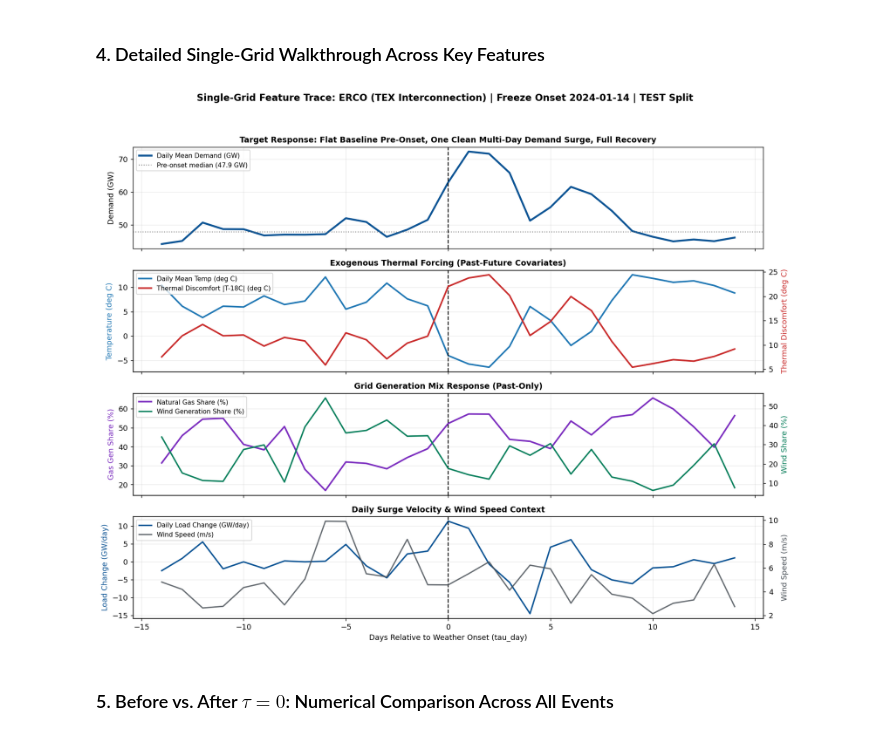
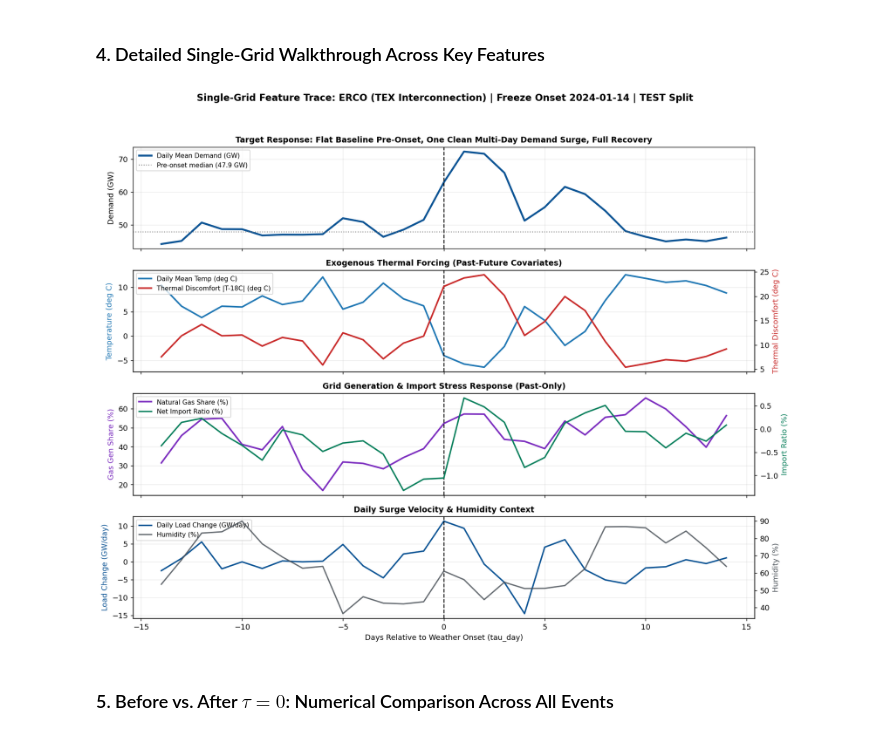
Before and after one commit to Mrun9/rare-event-shocks-benchmark, a Jupyter notebook: 02_power_grid_visualize_features_around_onset.ipynb, the cells around one changed output. Drawn from its saved outputs; the diff is of its cells as text; code cells hidden in the pictures.

```diff
--- a/02_power_grid_visualize_features_around_onset.ipynb
+++ b/02_power_grid_visualize_features_around_onset.ipynb
@@ -252,43 +247,43 @@ axes[0].set_ylabel('Demand (GW)')
 axes[0].set_title('Target Response: Flat Baseline Pre-Onset, One Clean Multi-Day Demand Surge, Full Recovery', fontweight='bold', fontsize=10.5)
 axes[0].legend(loc='upper left', fontsize=8.5)
 
 # 2. Exogenous temperature plunge & thermal discomfort (Past-Future)
 ax1_r = axes[1].twinx()
 l_t, = axes[1].plot(sample['tau_day'], sample['temp_c'], color='#1f77b4', lw=2.1, label='Daily Mean Temp (deg C)')
 l_td, = ax1_r.plot(sample['tau_day'], sample['thermal_discomfort_c'], color='#c92a2a', lw=2.1, label='Thermal Discomfort |T-18C| (deg C)')
 axes[1].set_ylabel('Temperature (deg C)', color='#1f77b4')
 ax1_r.set_ylabel('Thermal Discomfort (deg C)', color='#c92a2a')
 axes[1].set_title('Exogenous Thermal Forcing (Past-Future Covariates)', fontweight='bold', fontsize=10.5)
 axes[1].legend([l_t, l_td], [l_t.get_label(), l_td.get_label()], loc='upper left', fontsize=8.5)
 
 # 3. Dispatchable gas share & net imports (Past-Only)
 ax2_r = axes[2].twinx()
 l_g, = axes[2].plot(sample['tau_day'], sample['gas_share'] * 100.0, color='#7b2cbf', lw=2.1, label='Natural Gas Share (%)')
-l_w, = ax2_r.plot(sample['tau_day'], sample['wind_share'] * 100.0, color='#087f5b', lw=1.9, label='Wind Generation Share (%)')
+l_i, = ax2_r.plot(sample['tau_day'], sample['import_share'] * 100.0, color='#087f5b', lw=1.9, label='Net Import Ratio (%)')
 axes[2].set_ylabel('Gas Gen Share (%)', color='#7b2cbf')
-ax2_r.set_ylabel('Wind Share (%)', color='#087f5b')
-axes[2].set_title('Grid Generation Mix Response (Past-Only)', fontweight='bold', fontsize=10.5)
-axes[2].legend([l_g, l_w], [l_g.get_label(), l_w.get_label()], loc='upper left', fontsize=8.5)
+ax2_r.set_ylabel('Import Ratio (%)', color='#087f5b')
+axes[2].set_title('Grid Generation & Import Stress Response (Past-Only)', fontweight='bold', fontsize=10.5)
+axes[2].legend([l_g, l_i], [l_g.get_label(), l_i.get_label()], loc='upper left', fontsize=8.5)
 
-# 4. Daily ramp & wind speed
+# 4. Daily ramp & humidity
 ax3_r = axes[3].twinx()
 l_r, = axes[3].plot(sample['tau_day'], sample['load_change_1d'] / 1000.0, color='#0b5394', lw=1.9, label='Daily Load Change (GW/day)')
-l_ws, = ax3_r.plot(sample['tau_day'], sample['wind_ms'], color='#495057', lw=1.7, alpha=0.85, label='Wind Speed (m/s)')
+l_h, = ax3_r.plot(sample['tau_day'], sample['humidity_pct'], color='#495057', lw=1.7, alpha=0.85, label='Humidity (%)')
 axes[3].set_ylabel('Load Change (GW/day)', color='#0b5394')
-ax3_r.set_ylabel('Wind Speed (m/s)', color='#495057')
+ax3_r.set_ylabel('Humidity (%)', color='#495057')
 axes[3].set_xlabel('Days Relative to Weather Onset (tau_day)')
-axes[3].set_title('Daily Surge Velocity & Wind Speed Context', fontweight='bold', fontsize=10.5)
-axes[3].legend([l_r, l_ws], [l_r.get_label(), l_ws.get_label()], loc='upper left', fontsize=8.5)
+axes[3].set_title('Daily Surge Velocity & Humidity Context', fontweight='bold', fontsize=10.5)
+axes[3].legend([l_r, l_h], [l_r.get_label(), l_h.get_label()], loc='upper left', fontsize=8.5)
 
 for a in axes:
     a.axvline(0, color='black', ls='--', lw=1.3)
     a.grid(True, alpha=0.25)
 
 plt.tight_layout(rect=[0, 0, 1, 0.95])
 plt.savefig('data/power_grid_single_region_features.png', dpi=150, bbox_inches='tight')
 plt.show()
 # %% [output]
-[figure, old version]
+[figure, new version]
 # %% [markdown]
 ### 5. Before vs. After $\tau = 0$: Numerical Comparison Across All Events
 # %%
```
Also changed, not shown: parts of 5 cells of this notebook, 9 other files.
